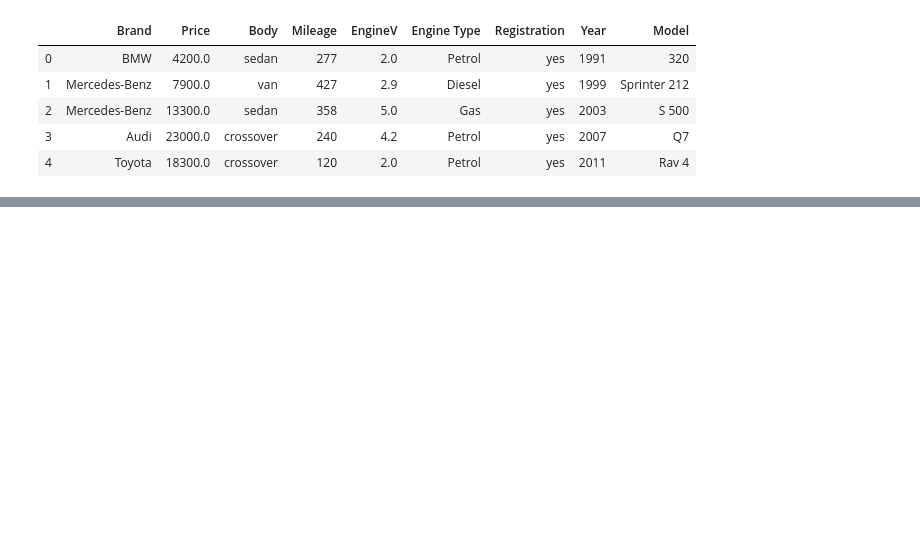
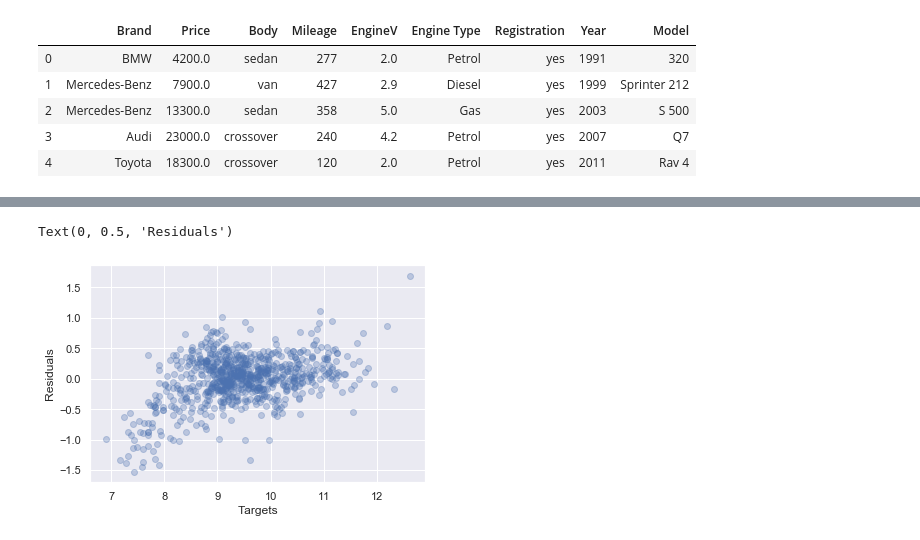
Before and after one commit to fivkat/Car_price_prediction, a Jupyter notebook: Car_price_prediction.ipynb, the cells around one changed output, grey strips where cells are left out. Drawn from its saved outputs; the diff is of its cells as text; code cells hidden in the pictures; blank space fills up the shorter version.

```diff
--- a/Car_price_prediction.ipynb
+++ b/Car_price_prediction.ipynb
@@ -295,0 +381,13 @@ Accuracy: 0.882
+# %%
+cols=[cname for cname in X_test.columns if cname in X_train_final.columns]
+
+X_test_final=X_test[cols]
+X_train_final=X_train[cols]
+# %%
+X_train_final['Registration']=X_train_final['Registration'].astype('str')
+
+X_train_transformed_final=numerical_preprocessor(X_train_final)
+X_train_transformed_final=big_categorical_preprocessor(X_train_transformed_final,y_train)
+
+
+OLS_with_summary(X_train_transformed_final, y_train)
@@ -295,0 +445,7 @@ Accuracy: 0.882
+# %%
+cols=[cname for cname in X_test.columns if cname in X_train_final.columns]
+
+X_test_final=X_test[cols]
+X_train_final=X_train[cols]
+# %%
+results=predictions(X_train_final,y_train, X_test_final, y_test)
@@ -295,0 +480,7 @@ Accuracy: 0.882
+# %%
+plt.scatter(results['Target'],results['Residuals'],alpha=0.3)
+plt.xlabel('Targets',size=12)
+plt.ylabel('Residuals',size=12)
+# %% [output]
+Text(0, 0.5, 'Residuals')
+[figure, added]
```
Also changed, not shown: parts of 58 cells of this notebook.
